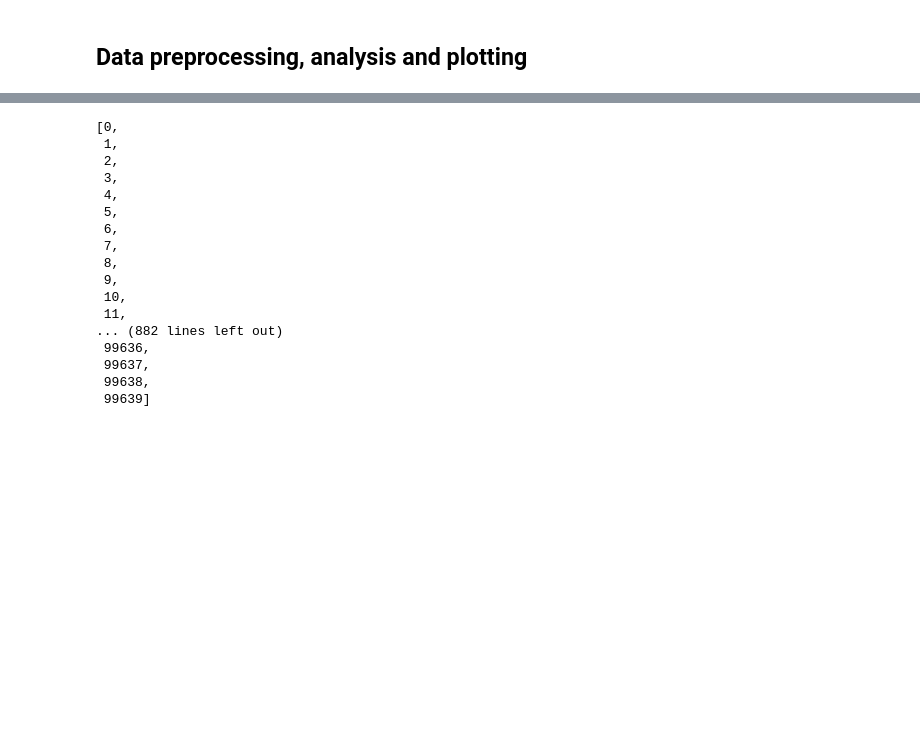
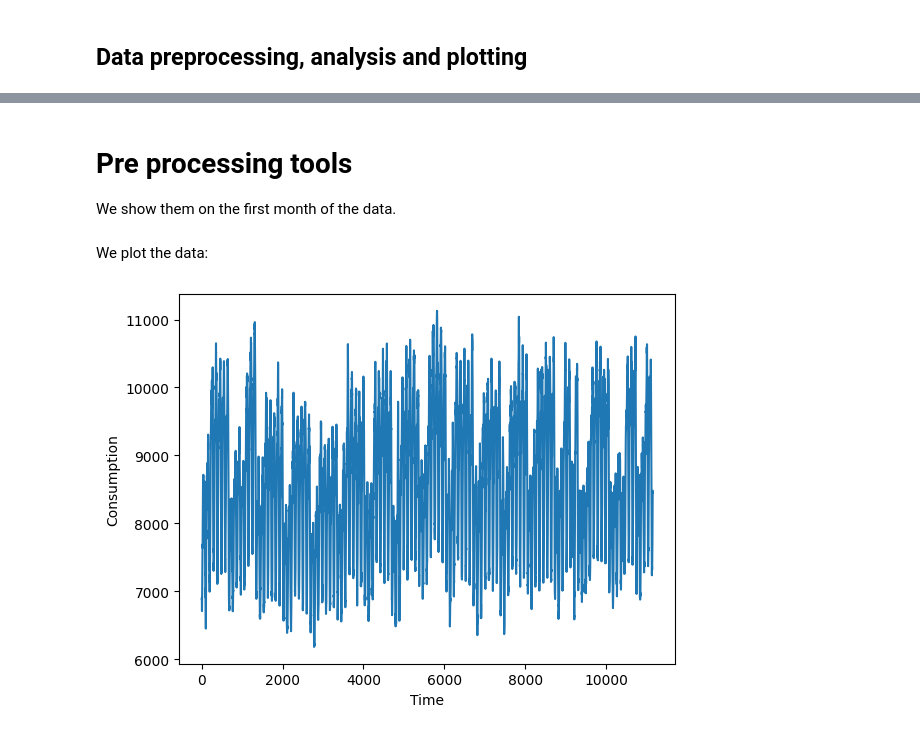
Before and after one commit to pascaltribel/trail_2024, a Jupyter notebook: DataAnalysis.ipynb, the cells around one changed output, grey strips where cells are left out. Saved outputs shown, nothing was run; the diff lists cells and outputs as text; code cells hidden in the pictures; blank space fills up the shorter version.

```diff
--- a/DataAnalysis.ipynb
+++ b/DataAnalysis.ipynb
@@ -20,25 +20,23 @@ data.head()
 # %%
-na = []
-for i in range(len(data["Total Load"])):
-    if data["Total Load"].isna()[i]:
-        na.append(i)
+data["Total Load"].iloc[data["Total Load"].isna()] = np.median(data["Total Load"])
-# %%
-na
-# %% [output]
-[0,
- 1,
- 2,
- 3,
- 4,
- 5,
- 6,
- 7,
- 8,
- 9,
- 10,
- 11,
-... (882 lines left out)
- 99636,
- 99637,
- 99638,
- 99639]
+# %%
+datetimes = [datetime.fromisoformat(i) for i in data["Datetime"].to_list()]
+data["Year"] = [i.year for i in datetimes]
+data["Month"] = [i.month for i in datetimes]
+data["Day"] = [i.day for i in datetimes]
+data["Hour"] = [i.hour for i in datetimes]
+data["Minute"] = [i.minute for i in datetimes]
+# %% [markdown]
+# Pre processing tools
+We show them on the first month of the data.
+# %%
+load = np.array(data["Total Load"])[:24*15*31]
+# %% [markdown]
+We plot the data:
+# %%
+plt.plot(load)
+plt.xlabel("Time")
+plt.ylabel("Consumption")
+plt.show()
+# %% [output]
+[figure, added]
```
Also changed, not shown: parts of 7 cells of this notebook, 4 other files.
